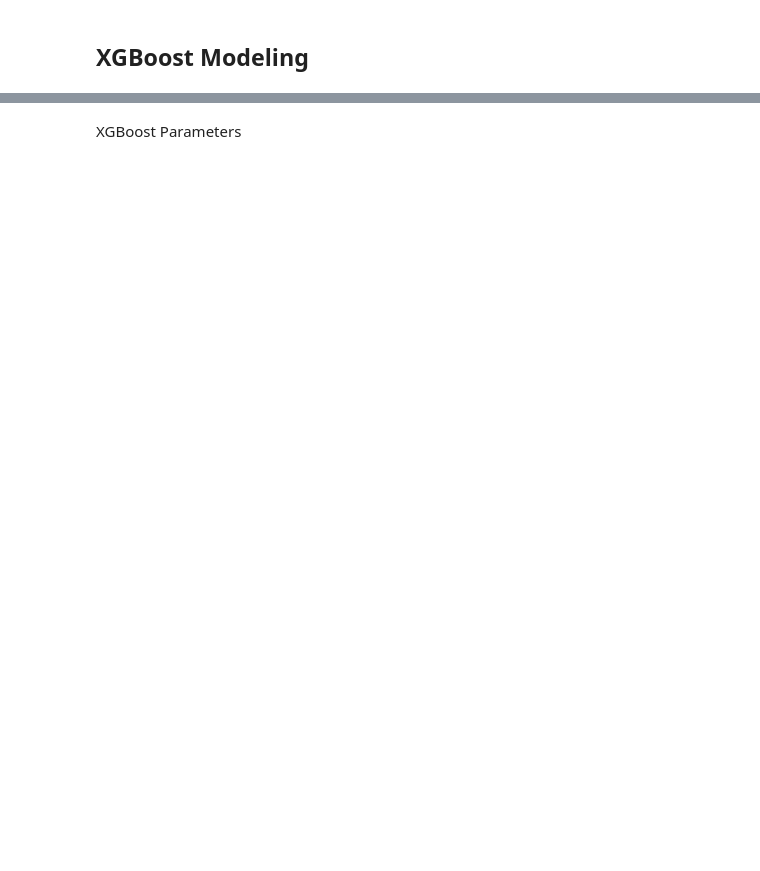
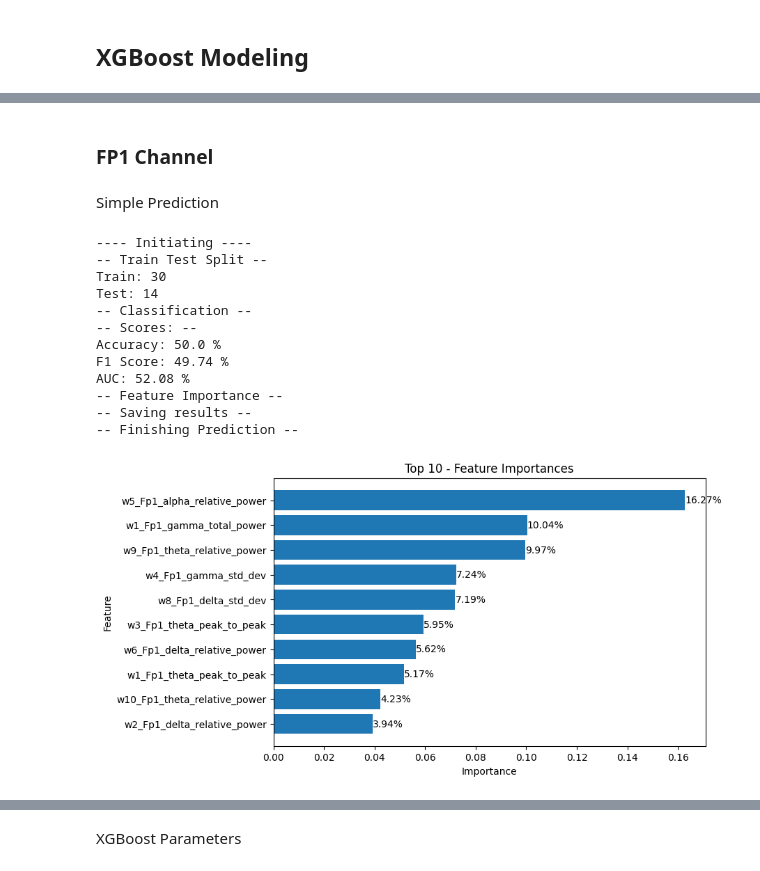
Before and after one commit to sobieddch90/mcd-udg-tfm-eeg-classification, a Jupyter notebook: Modeling/1.1 EEG Classifier XGBoost Optimization - PSD Features.ipynb, the cells around one changed output, grey strips where cells are left out. Drawn from its saved outputs; the diff is of its cells as text; code cells hidden in the pictures; blank space fills up the shorter version.

```diff
--- a/Modeling/1.1 EEG Classifier XGBoost Optimization - PSD Features.ipynb
+++ b/Modeling/1.1 EEG Classifier XGBoost Optimization - PSD Features.ipynb
@@ -179,0 +196,22 @@ df_feature_importances = eeg_mne.get_Feature_Importance(features, clf.feature_im
+# %% [markdown]
+### FP1 Channel
+# %% [markdown]
+Simple Prediction
+# %%
+pred_results_fp1_1 = eeg_mne.get_Classification(df_psd_features_fp1, 'XGBoost',
+                                         target='Group', key_feature='participant_id',
+                                         test_split=0.30)
+# %% [output]
+---- Initiating ----
+-- Train Test Split --
+Train: 30
+Test: 14
+-- Classification --
+-- Scores: --
+Accuracy: 50.0 %
+F1 Score: 49.74 %
+AUC: 52.08 %
+-- Feature Importance --
+-- Saving results --
+-- Finishing Prediction --
+[figure, added]
```
Also changed, not shown: parts of 53 cells of this notebook, 2 other files.
